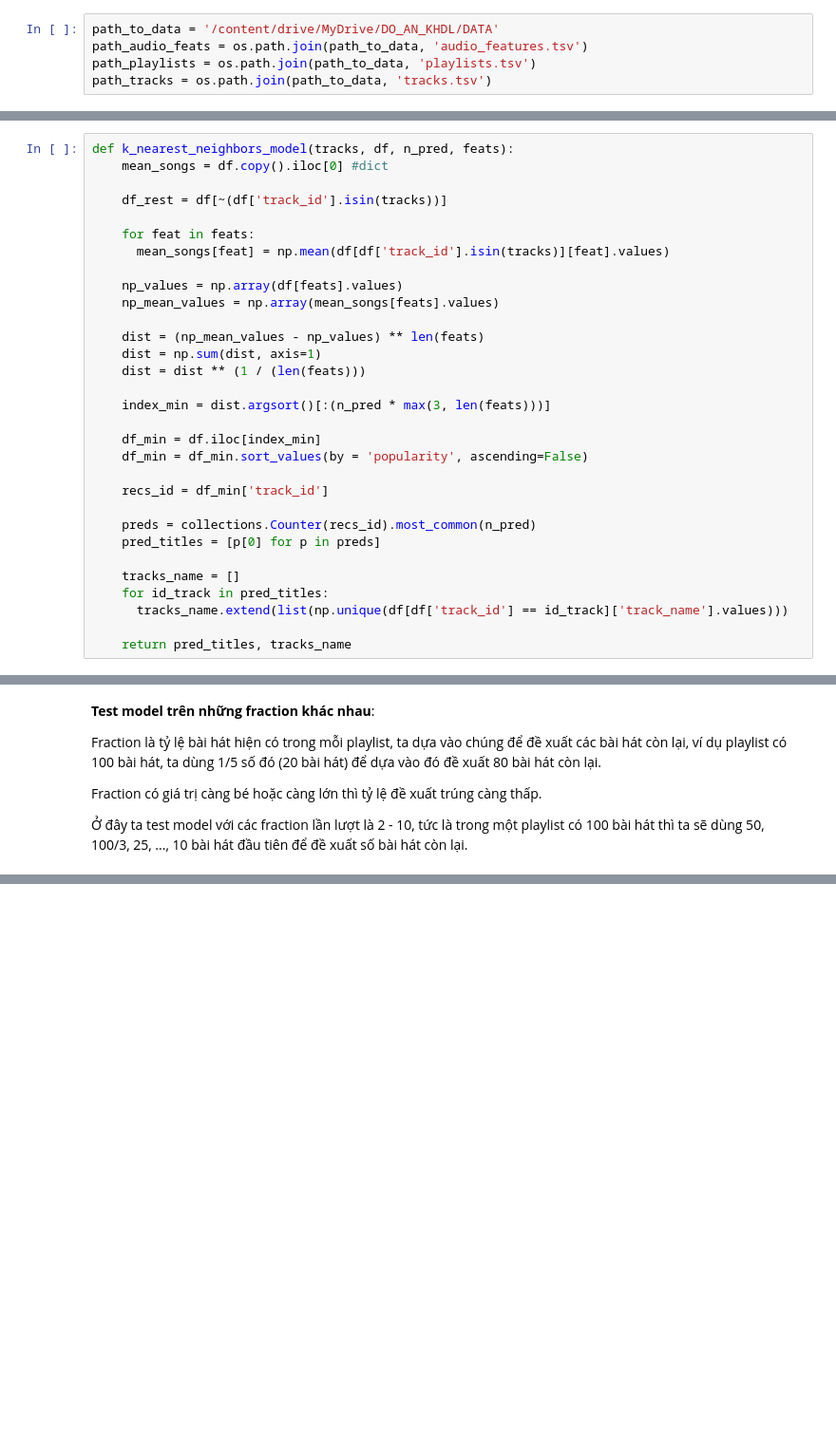
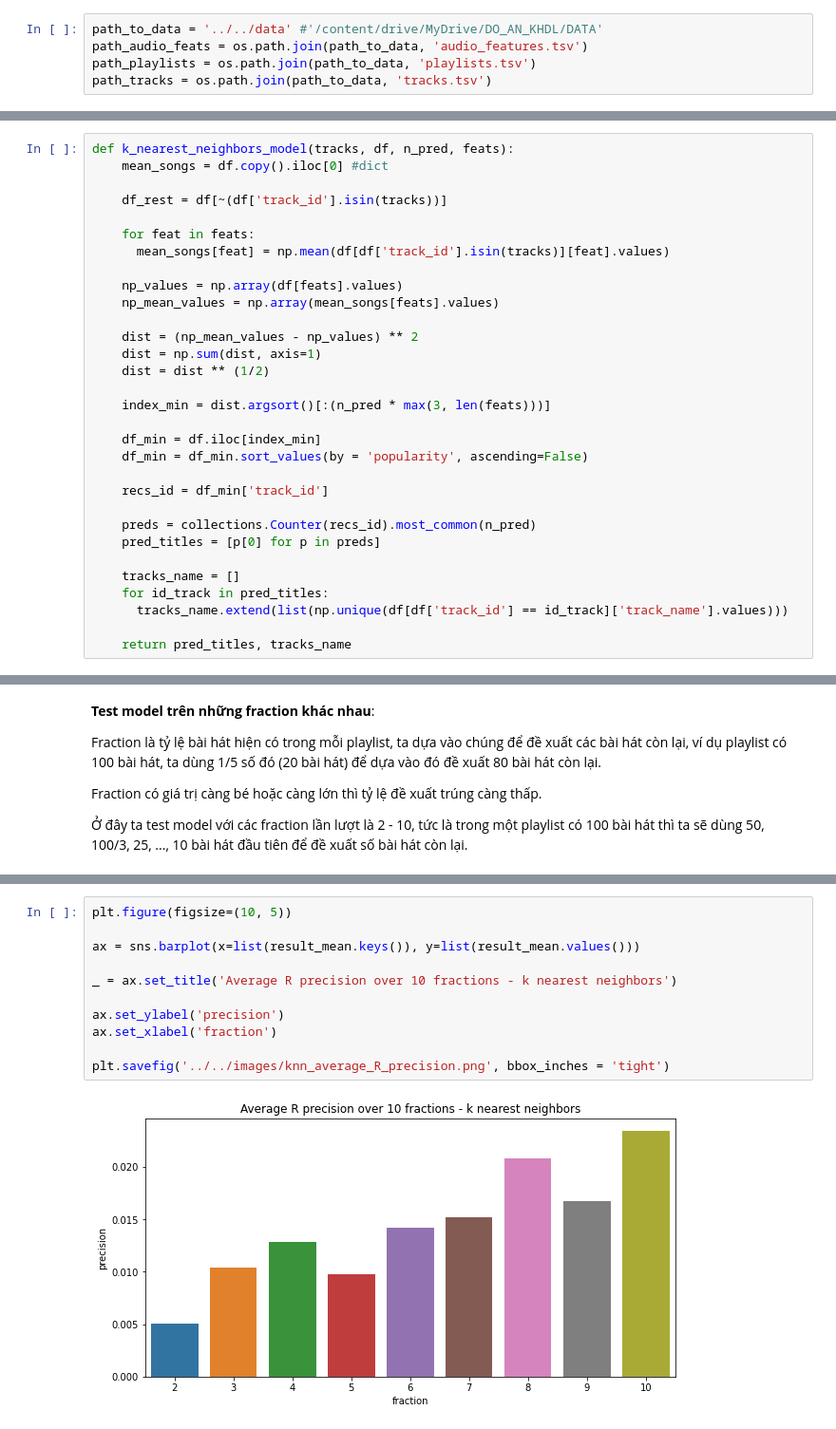
Before and after one commit to ndkhanh360/playlist_continuation, a Jupyter notebook: source/model/k_nearest_neighbors.ipynb, the cells around one changed output, grey strips where cells are left out. Shown at 95% size. Drawn from its saved outputs; the diff is of its cells as text; blank space fills up the shorter version.

```diff
--- a/source/model/k_nearest_neighbors.ipynb
+++ b/source/model/k_nearest_neighbors.ipynb
@@ -28,7 +28,7 @@ import lightgbm as lgb
 import warnings
 warnings.simplefilter(action='ignore', category=FutureWarning)
 # %%
-path_to_data = '/content/drive/MyDrive/DO_AN_KHDL/DATA'
+path_to_data = '../../data' #'/content/drive/MyDrive/DO_AN_KHDL/DATA'
 path_audio_feats = os.path.join(path_to_data, 'audio_features.tsv')
 path_playlists = os.path.join(path_to_data, 'playlists.tsv')
 path_tracks = os.path.join(path_to_data, 'tracks.tsv')
@@ -112,9 +112,9 @@ def k_nearest_neighbors_model(tracks, df, n_pred, feats):
     np_values = np.array(df[feats].values)
     np_mean_values = np.array(mean_songs[feats].values)
 
-    dist = (np_mean_values - np_values) ** len(feats)
+    dist = (np_mean_values - np_values) ** 2
     dist = np.sum(dist, axis=1)
-    dist = dist ** (1 / (len(feats)))
+    dist = dist ** (1/2)
 
     index_min = dist.argsort()[:(n_pred * max(3, len(feats)))]
 
@@ -258,0 +249,13 @@ Kết quả **Max R precision** biến động hơn so với giá trị **Averag
+# %%
+plt.figure(figsize=(10, 5))
+
+ax = sns.barplot(x=list(result_mean.keys()), y=list(result_mean.values()))
+
+_ = ax.set_title('Average R precision over 10 fractions - k nearest neighbors')
+
+ax.set_ylabel('precision')
+ax.set_xlabel('fraction')
+
+plt.savefig('../../images/knn_average_R_precision.png', bbox_inches = 'tight')
+# %% [output]
+[figure, added]
```
Also changed, not shown: parts of 9 cells of this notebook, 5 other files.
